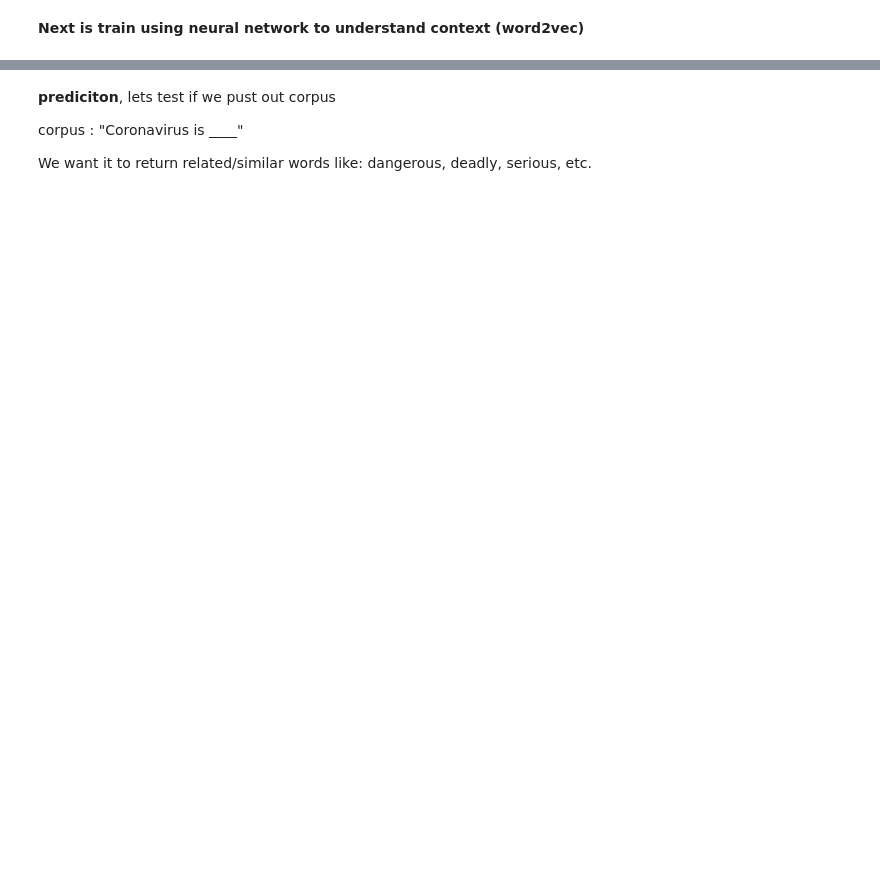
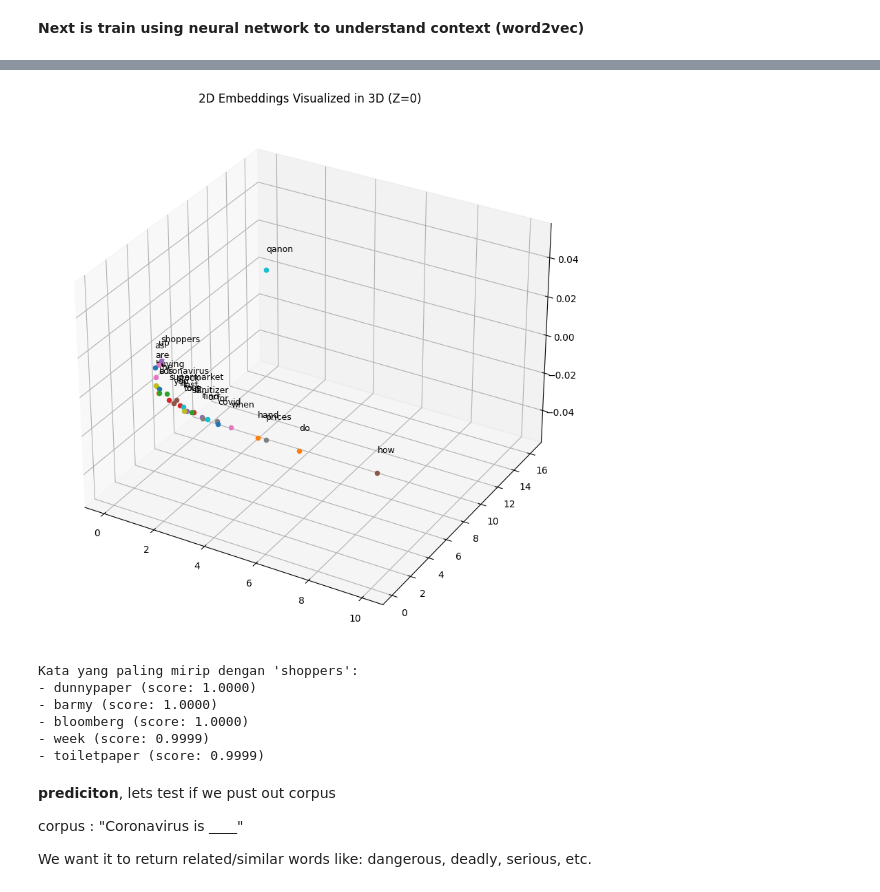
Before and after one commit to Ryanakml/NLP-Word-has-Vector, a Jupyter notebook: word2vec.ipynb, the cells around one changed output, grey strips where cells are left out. Saved outputs shown, nothing was run; the diff lists cells and outputs as text; code cells hidden in the pictures; blank space fills up the shorter version.

```diff
--- a/word2vec.ipynb
+++ b/word2vec.ipynb
@@ -375,3 +375,65 @@ plt.show()
+# %%
+import matplotlib.pyplot as plt
+from mpl_toolkits.mplot3d import Axes3D
+import numpy as np
+
+# Ambil sebagian kata
+sample_words = list(dic.items())[:30]
+sample_vectors = np.array([embedding.numpy()[idx] for _, idx in sample_words])
+
+# Tambah dimensi dummy (z=0) untuk bisa diplot 3D
+sample_vectors_3d = np.hstack([sample_vectors, np.zeros((sample_vectors.shape[0], 1))])
+
+# Plot
+fig = plt.figure(figsize=(10, 10))
+ax = fig.add_subplot(111, projection='3d')
+
+for i, (word, _) in enumerate(sample_words):
+    x, y, z = sample_vectors_3d[i]
+    ax.scatter(x, y, z)
+    ax.text(x + 0.01, y + 0.01, z + 0.01, word, fontsize=9)
+
+ax.set_title("2D Embeddings Visualized in 3D (Z=0)")
+plt.show()
+# %% [output]
+[figure, added]
+# %%
+from sklearn.metrics.pairwise import cosine_similarity
+import numpy as np
+
+def most_similar(word, top_n=5):
+    if word not in dic:
+        print(f"'{word}' tidak ditemukan dalam kamus.")
+        return
+
+    idx = dic[word]
+    word_vec = embedding.numpy()[idx].reshape(1, -1)  # vektor input
+
+    all_embeddings = embedding.numpy()  # semua vektor
+    similarities = cosine_similarity(word_vec, all_embeddings)[0]  # hitung similarity
+
+    # Urutkan dari yang paling mirip, skip dirinya sendiri (idx)
+    similar_indices = np.argsort(-similarities)  # descending
+    result = []
+    for i in similar_indices:
+        if i != idx:
+            result.append((id_to_word[i], similarities[i]))
+        if len(result) >= top_n:
+            break
+
+    print(f"Kata yang paling mirip dengan '{word}':")
+    for w, score in result:
+        print(f"- {w} (score: {score:.4f})")
+
+# Contoh tes
+most_similar("shoppers")
+# %% [output]
+Kata yang paling mirip dengan 'shoppers':
+- dunnypaper (score: 1.0000)
+- barmy (score: 1.0000)
+- bloomberg (score: 1.0000)
+- week (score: 0.9999)
+- toiletpaper (score: 0.9999)
 # %% [markdown]
 **prediciton**, lets test if we pust out corpus
 
```
Also changed, not shown: parts of 12 cells of this notebook, 1 other file.
